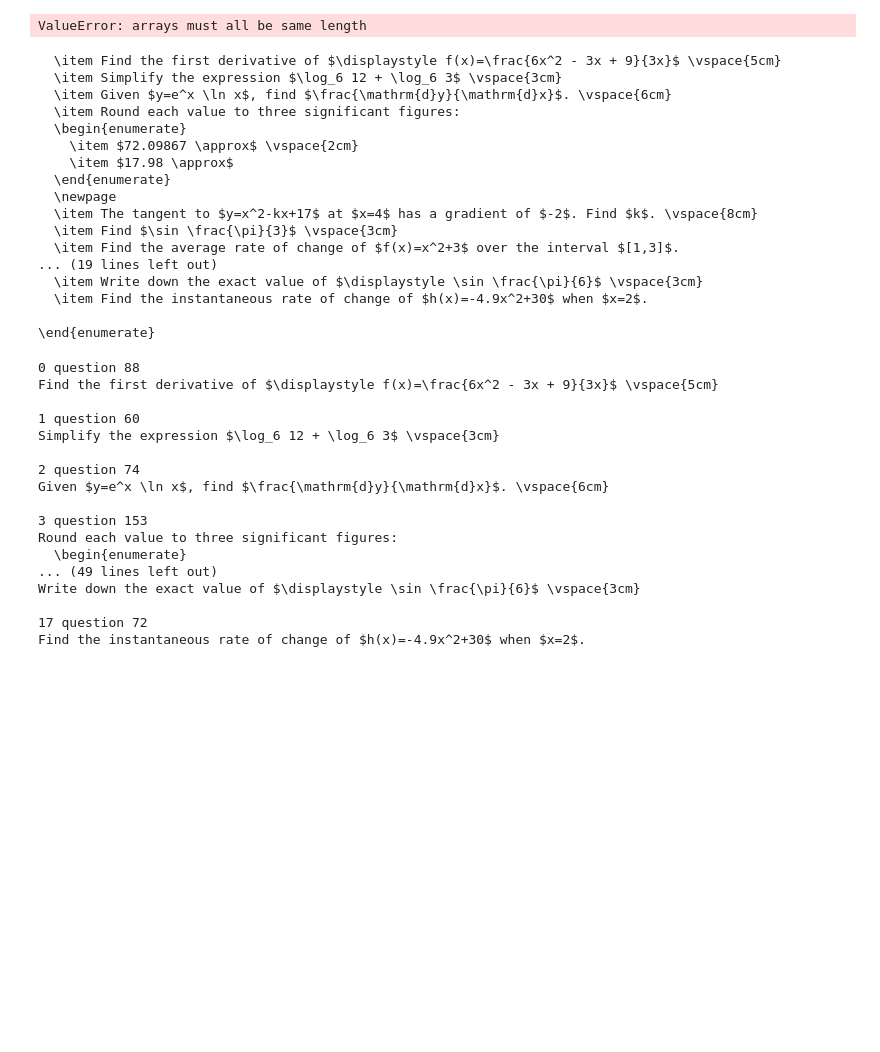
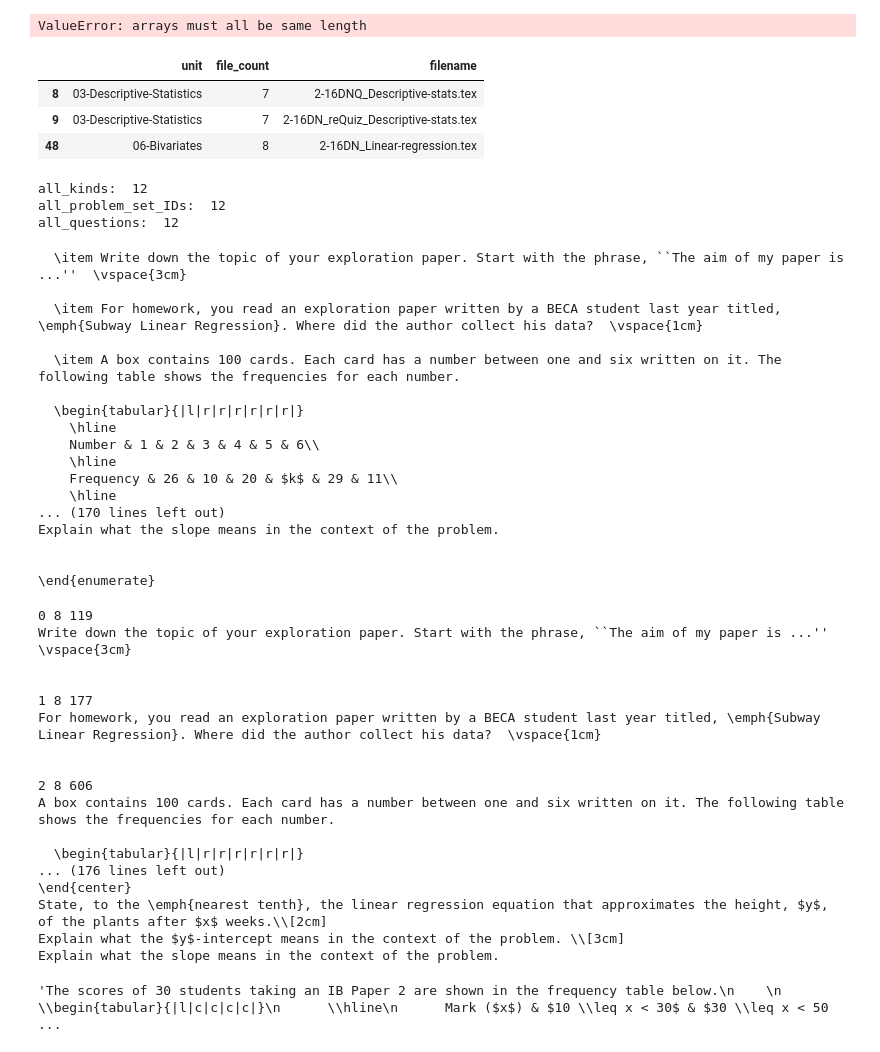
Before and after one commit to chrishuson/mathai, a Jupyter notebook: src/ibmath.ipynb, the cells around one changed output. Drawn from its saved outputs; the diff is of its cells as text; code cells hidden in the pictures; blank space fills up the shorter version.

Commit message:
add space+newline problem filtering

```diff
--- a/src/ibmath.ipynb
+++ b/src/ibmath.ipynb
@@ -22,6 +22,6 @@ db_dir = HOME + "/GitHub/mathai/db/"
 out_dir = HOME + "/GitHub/mathai/out/"
 in_dir = HOME + "/GitHub/mathai/in/"
 course_dir = HOME + "/GitHub/course-files/IB2021/"
-search_dir = HOME + "/GitHub/course-files/IB/"
+search_dir = HOME + "/GitHub/course-files/IB"
 search_dir
 # %% [output]
@@ -127,50 +121,64 @@ Warning: Double nested. Not parsed properly.
  ['\\item 12M.1.sl.TZ1.3 \\hfill [6 marks]\\\\\n', 'Let $f(x)=e^{6x}$.\n', '\\begin{enumerate}\n', "  \\item Write down $f'(x)$ \\hfill [1]\n", '  \\item The tangent to the graph of $f$ at the point $ ...
 ValueError: arrays must all be same length
 # %%
-multi_file_df = course_file_df[course_file_df.filename.str.startswith('2-HW-IB2')]
+nested_file_df = course_file_df[course_file_df.filename.str.startswith('2-16DN')]
+nested_file_df
+# %% [output]
+|  | unit | file_count | filename |
+| 8 | 03-Descriptive-Statistics | 7 | 2-16DNQ_Descriptive-stats.tex |
+| 9 | 03-Descriptive-Statistics | 7 | 2-16DN_reQuiz_Descriptive-stats.tex |
+| 48 | 06-Bivariates | 8 | 2-16DN_Linear-regression.tex |
 # %%
-multi_pset_df, multi_problem_df = parse_course_files(multi_file_df, course_dir=search_dir)
+nested_pset_df, nested_problem_df = parse_course_files(nested_file_df, course_dir=search_dir)
+# %% [output]
+all_kinds:  12
+all_problem_set_IDs:  12
+all_questions:  12
 # %%
-for line in multi_pset_df.body.iteritems():
+for line in nested_pset_df.body.iteritems():
     for l in line[1]:
         print(l, end='')
 # %% [output]
-  \item Find the first derivative of $\displaystyle f(x)=\frac{6x^2 - 3x + 9}{3x}$ \vspace{5cm}
-  \item Simplify the expression $\log_6 12 + \log_6 3$ \vspace{3cm}
-  \item Given $y=e^x \ln x$, find $\frac{\mathrm{d}y}{\mathrm{d}x}$. \vspace{6cm}
-  \item Round each value to three significant figures:
-  \begin{enumerate}
-    \item $72.09867 \approx$ \vspace{2cm}
-    \item $17.98 \approx$
-  \end{enumerate}
-  \newpage
-  \item The tangent to $y=x^2-kx+17$ at $x=4$ has a gradient of $-2$. Find $k$. \vspace{8cm}
-  \item Find $\sin \frac{\pi}{3}$ \vspace{3cm}
-  \item Find the average rate of change of $f(x)=x^2+3$ over the interval $[1,3]$.
-... (19 lines left out)
-  \item Write down the exact value of $\displaystyle \sin \frac{\pi}{6}$ \vspace{3cm}
-  \item Find the instantaneous rate of change of $h(x)=-4.9x^2+30$ when $x=2$.
+  \item Write down the topic of your exploration paper. Start with the phrase, ``The aim of my paper is ...''  \vspace{3cm}
+
+  \item For homework, you read an exploration paper written by a BECA student last year titled, \emph{Subway Linear Regression}. Where did the author collect his data?  \vspace{1cm}
+
+  \item A box contains 100 cards. Each card has a number between one and six written on it. The following table shows the frequencies for each number.
+
+  \begin{tabular}{|l|r|r|r|r|r|r|}
+    \hline
+    Number & 1 & 2 & 3 & 4 & 5 & 6\\
+    \hline
+    Frequency & 26 & 10 & 20 & $k$ & 29 & 11\\
+    \hline
+... (170 lines left out)
+Explain what the slope means in the context of the problem.
+
 
 \end{enumerate}
 # %%
-for p in multi_problem_df.itertuples():
+for p in nested_problem_df.itertuples():
     print(p.Index, p.kind, p.q_len)
     print(p.question)
 # %% [output]
-0 question 88
-Find the first derivative of $\displaystyle f(x)=\frac{6x^2 - 3x + 9}{3x}$ \vspace{5cm}
+0 8 119
+Write down the topic of your exploration paper. Start with the phrase, ``The aim of my paper is ...''  \vspace{3cm}
 
-1 question 60
-Simplify the expression $\log_6 12 + \log_6 3$ \vspace{3cm}
 
-2 question 74
-Given $y=e^x \ln x$, find $\frac{\mathrm{d}y}{\mathrm{d}x}$. \vspace{6cm}
+1 8 177
+For homework, you read an exploration paper written by a BECA student last year titled, \emph{Subway Linear Regression}. Where did the author collect his data?  \vspace{1cm}
 
-3 question 153
-Round each value to three significant figures:
-  \begin{enumerate}
-... (49 lines left out)
-Write down the exact value of $\displaystyle \sin \frac{\pi}{6}$ \vspace{3cm}
 
-17 question 72
-Find the instantaneous rate of change of $h(x)=-4.9x^2+30$ when $x=2$.
+2 8 606
+A box contains 100 cards. Each card has a number between one and six written on it. The following table shows the frequencies for each number.
+
+  \begin{tabular}{|l|r|r|r|r|r|r|}
+... (176 lines left out)
+\end{center}
+State, to the \emph{nearest tenth}, the linear regression equation that approximates the height, $y$, of the plants after $x$ weeks.\\[2cm]
+Explain what the $y$-intercept means in the context of the problem. \\[3cm]
+Explain what the slope means in the context of the problem.
+# %%
+nested_problem_df.loc[5, "question"]
+# %% [output]
+'The scores of 30 students taking an IB Paper 2 are shown in the frequency table below.\n    \n    \\begin{tabular}{|l|c|c|c|c|}\n      \\hline\n      Mark ($x$) & $10 \\leq x < 30$ & $30 \\leq x < 50 ...
```
Also changed, not shown: parts of 8 cells of this notebook, 1 other file.
